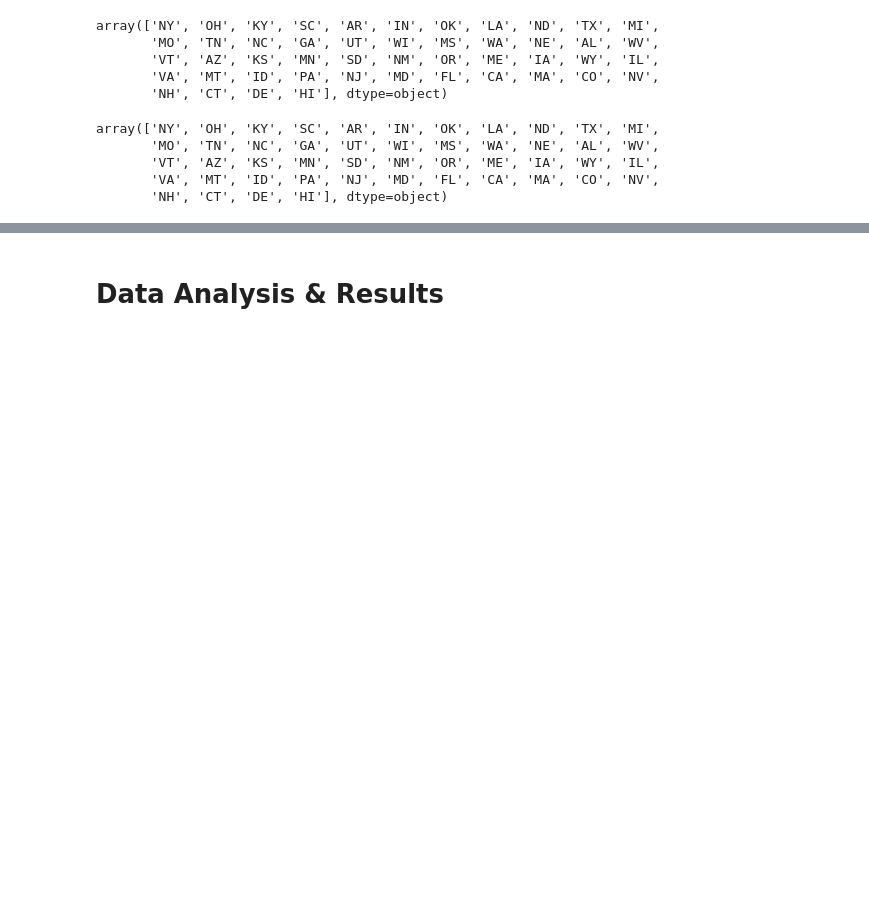
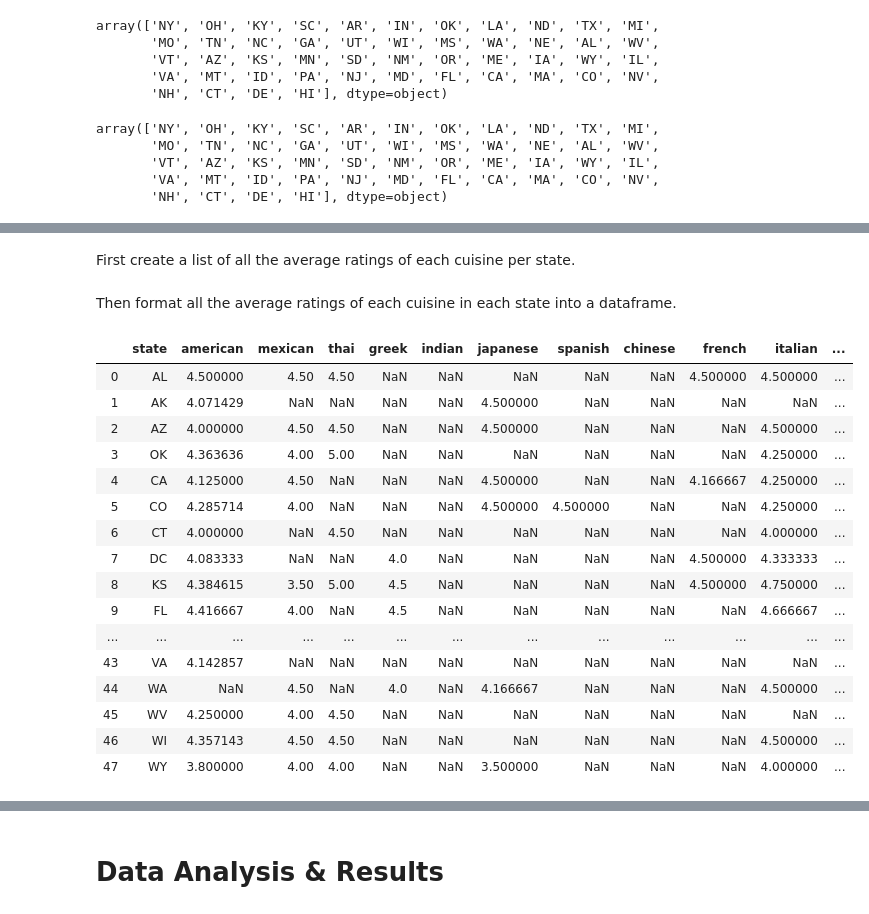
Before and after one commit to shihwenma/yelp_data_analysis, a Jupyter notebook: FinalProject_group071.ipynb, the cells around one changed output, grey strips where cells are left out. Cells and saved outputs as stored; diff of their text form; code cells hidden in the pictures; blank space fills up the shorter version.

Commit message:
cleaned up the current final project up until data analysis section

```diff
--- a/FinalProject_group071.ipynb
+++ b/FinalProject_group071.ipynb
@@ -297,13 +182,2 @@ american_trad_rating = american_trad.groupby('state').rating.mean()
-# %%
-#DATA CLEANING for new American restaurants
-amer_new_list = []
-for i in yelp_df.index:
-    is_amer_new = 'American (New)' in yelp_df['category'].iloc[i]
-    amer_new_list.append(is_amer_new)
-temp = yelp_df.assign(amer=amer_new_list)
-american_new = temp[temp['amer'].values==True]
-
-american_new_rating = american_new.groupby('state').rating.mean()
-#american_new_rating
 # %% [markdown]
 #### Clean data in the fast_ratings_df
@@ -357,0 +274,2 @@ fast_ratings_df = fast_ratings_df.drop(['Unnamed: 0', 'Unnamed: 0.1'], axis=1)
+# %% [markdown]
+First create a list of all the average ratings of each cuisine per state.
@@ -357,0 +289,50 @@ fast_ratings_df = fast_ratings_df.drop(['Unnamed: 0', 'Unnamed: 0.1'], axis=1)
+# %% [markdown]
+Then format all the average ratings of each cuisine in each state into a dataframe.
+# %%
+states = list(yelp_df['state'].unique())
+
+def format_avg_rating(category):
+    ratings = []
+    for state in states:
+        try:
+            ratings.append(category[state])
+        except:
+            ratings.append(np.nan)
+    return ratings
+
+american_ratings = format_avg_rating(all_cuisine_ratings['american'])
+mexican_ratings = format_avg_rating(all_cuisine_ratings['mexican'])
+thai_ratings = format_avg_rating(all_cuisine_ratings['thai'])
+greek_ratings = format_avg_rating(all_cuisine_ratings['greek'])
+indian_ratings = format_avg_rating(all_cuisine_ratings['indian'])
+japanese_ratings = format_avg_rating(all_cuisine_ratings['japanese'])
+spanish_ratings = format_avg_rating(all_cuisine_ratings['spanish'])
+chinese_ratings = format_avg_rating(all_cuisine_ratings['chinese'])
+french_ratings = format_avg_rating(all_cuisine_ratings['french'])
+italian_ratings = format_avg_rating(all_cuisine_ratings['italian'])
+med_ratings = format_avg_rating(all_cuisine_ratings['mediterranean'])
+
+avg_ratings_data = {'state': states, 'american': american_ratings, 'mexican': mexican_ratings,
+                   'thai': thai_ratings, 'greek': greek_ratings, 'indian': indian_ratings,
+                   'japanese': japanese_ratings, 'spanish': spanish_ratings, 'chinese': chinese_ratings,
+                   'french': french_ratings, 'italian': italian_ratings, 'mediterranean': med_ratings}
+avg_ratings_df = pd.DataFrame(data=avg_ratings_data)
+avg_ratings_df
+# %% [output]
+|  | state | american | mexican | thai | greek | indian | japanese | spanish | chinese | french | italian | ... |
+| 0 | AL | 4.500000 | 4.50 | 4.50 | NaN | NaN | NaN | NaN | NaN | 4.500000 | 4.500000 | ... |
+| 1 | AK | 4.071429 | NaN | NaN | NaN | NaN | 4.500000 | NaN | NaN | NaN | NaN | ... |
+| 2 | AZ | 4.000000 | 4.50 | 4.50 | NaN | NaN | 4.500000 | NaN | NaN | NaN | 4.500000 | ... |
+| 3 | OK | 4.363636 | 4.00 | 5.00 | NaN | NaN | NaN | NaN | NaN | NaN | 4.250000 | ... |
+| 4 | CA | 4.125000 | 4.50 | NaN | NaN | NaN | 4.500000 | NaN | NaN | 4.166667 | 4.250000 | ... |
+| 5 | CO | 4.285714 | 4.00 | NaN | NaN | NaN | 4.500000 | 4.500000 | NaN | NaN | 4.250000 | ... |
+| 6 | CT | 4.000000 | NaN | 4.50 | NaN | NaN | NaN | NaN | NaN | NaN | 4.000000 | ... |
+| 7 | DC | 4.083333 | NaN | NaN | 4.0 | NaN | NaN | NaN | NaN | 4.500000 | 4.333333 | ... |
+| 8 | KS | 4.384615 | 3.50 | 5.00 | 4.5 | NaN | NaN | NaN | NaN | 4.500000 | 4.750000 | ... |
+| 9 | FL | 4.416667 | 4.00 | NaN | 4.5 | NaN | NaN | NaN | NaN | NaN | 4.666667 | ... |
+| ... | ... | ... | ... | ... | ... | ... | ... | ... | ... | ... | ... | ... |
+| 43 | VA | 4.142857 | NaN | NaN | NaN | NaN | NaN | NaN | NaN | NaN | NaN | ... |
+| 44 | WA | NaN | 4.50 | NaN | 4.0 | NaN | 4.166667 | NaN | NaN | NaN | 4.500000 | ... |
+| 45 | WV | 4.250000 | 4.00 | 4.50 | NaN | NaN | NaN | NaN | NaN | NaN | NaN | ... |
+| 46 | WI | 4.357143 | 4.50 | 4.50 | NaN | NaN | NaN | NaN | NaN | NaN | 4.500000 | ... |
+| 47 | WY | 3.800000 | 4.00 | 4.00 | NaN | NaN | 3.500000 | NaN | NaN | NaN | 4.000000 | ... |
```
Also changed, not shown: parts of 37 cells of this notebook.
